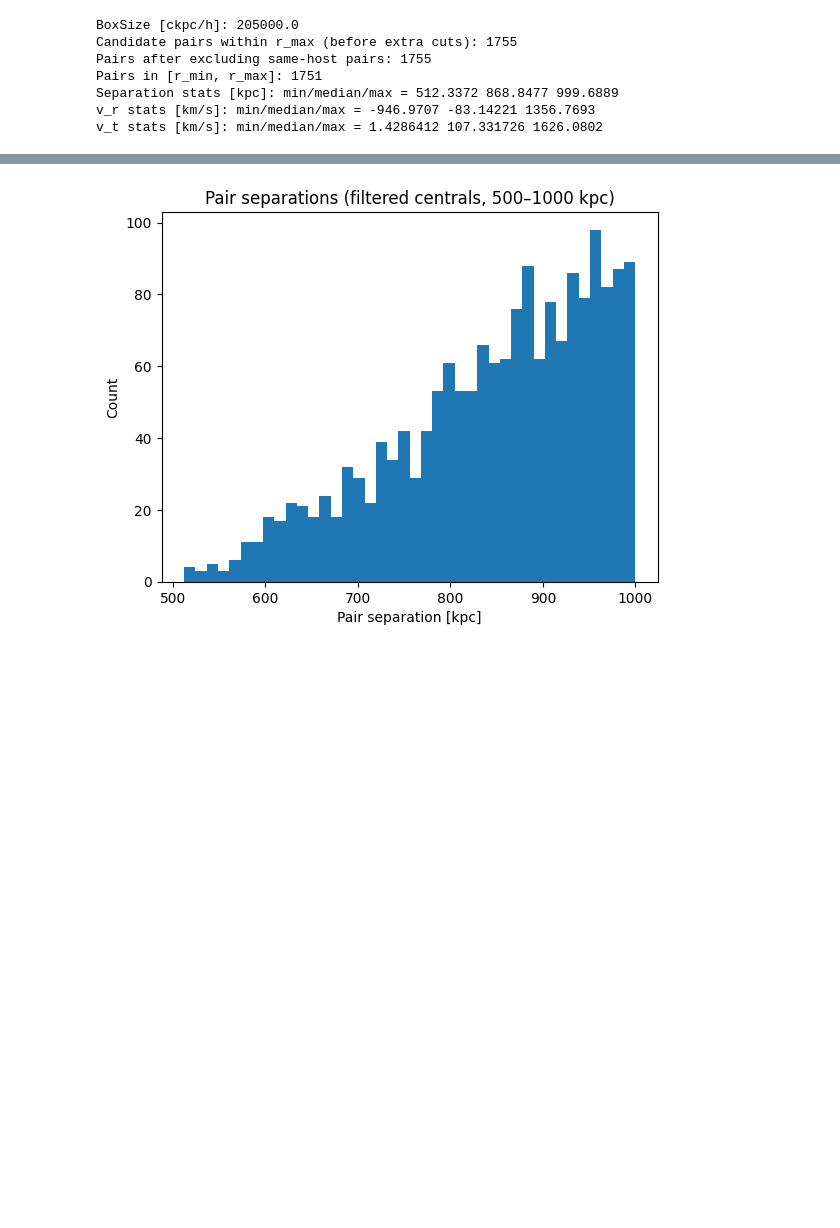
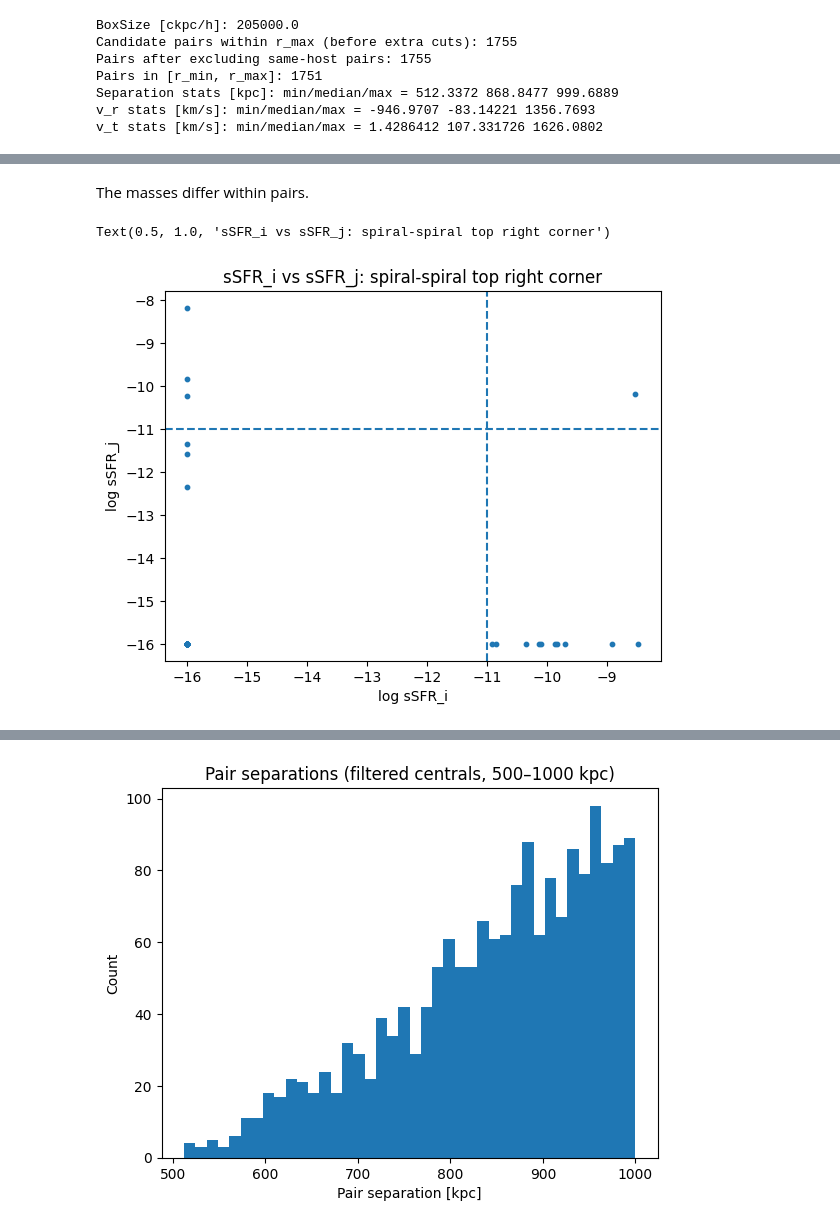
Before and after one commit to topesonen/dsp-cosmology, a Jupyter notebook: notebooks/explore.ipynb, the cells around one changed output, grey strips where cells are left out. Drawn from its saved outputs; the diff is of its cells as text; code cells hidden in the pictures; blank space fills up the shorter version.

```diff
--- a/notebooks/explore.ipynb
+++ b/notebooks/explore.ipynb
@@ -286,8 +320,8 @@ sfr_rate_j = sub_sfr_pairs[j] / sub_masstype_stars_pairs[j]
 # %%
 # Classification, use log for easy comparison.
-log_sSFR_i = np.log10(sfr_rate_i + 1e-16) # Adding small number to avoid log(0) as many galaxies have SFR=0.
-log_sSFR_j = np.log10(sfr_rate_j + 1e-16)
+log_sSFR_i = np.log10(sSFR_i + 1e-16) # Adding small number to avoid log(0) as many galaxies have SFR=0.
+log_sSFR_j = np.log10(sSFR_j + 1e-16)
 
-# Standard based on galaxy evolution studies (ChatGPT for now)
+# Standard based on galaxy evolution studies (source: ChatGPT for now)
 spiral_i = log_sSFR_i > -11 # Star forming > spiral
 elliptical_i = log_sSFR_i <= -11 # quenched > elliptical
@@ -397,0 +360,16 @@ plt.show()
+# %% [markdown]
+The masses differ within pairs.
+# %%
+plt.scatter(log_sSFR_i, log_sSFR_j, s=10)
+plt.axvline(-11, linestyle="--")
+plt.axhline(-11, linestyle="--")
+plt.xlabel("log sSFR_i")
+plt.ylabel("log sSFR_j")
+plt.title("sSFR_i vs sSFR_j: spiral-spiral top right corner")
+
+# Double-checking the number of unique points as there are so many fewers points shown in graph than the sample size. >> The dots are on top of each.
+#unique_points = len(np.unique(np.column_stack((log_sSFR_i, log_sSFR_j)), axis=0))
+#print(unique_points)
+# %% [output]
+Text(0.5, 1.0, 'sSFR_i vs sSFR_j: spiral-spiral top right corner')
+[figure, added]
```
Also changed, not shown: parts of 26 cells of this notebook.
